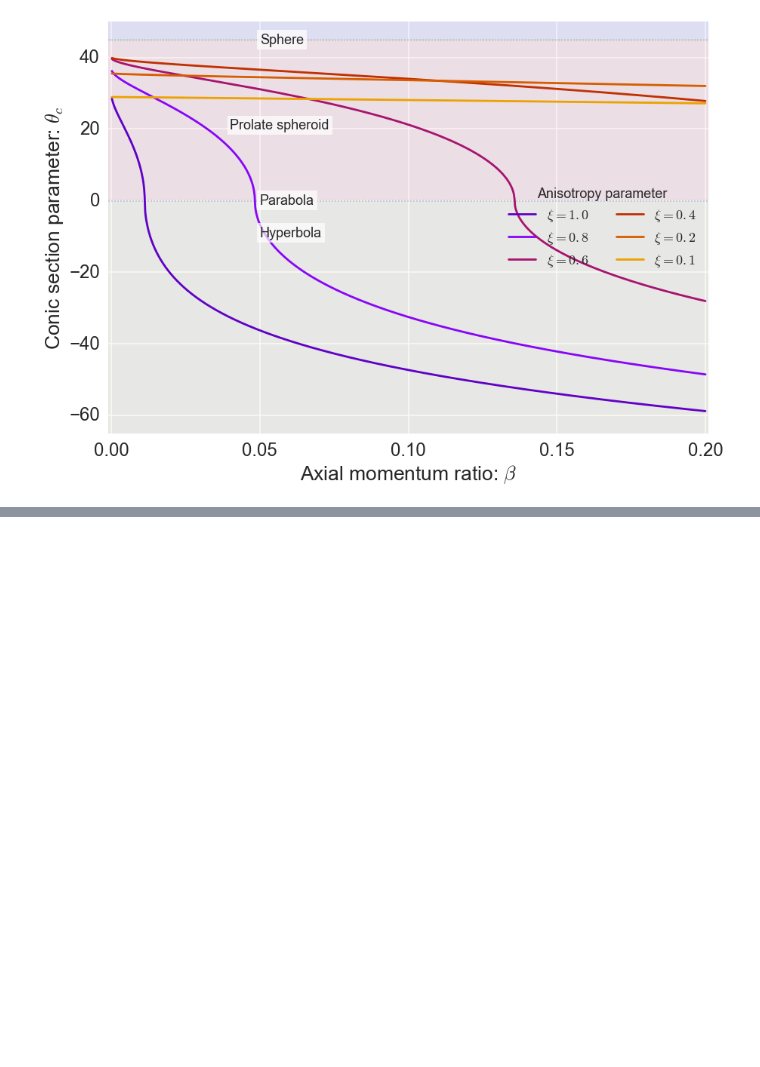
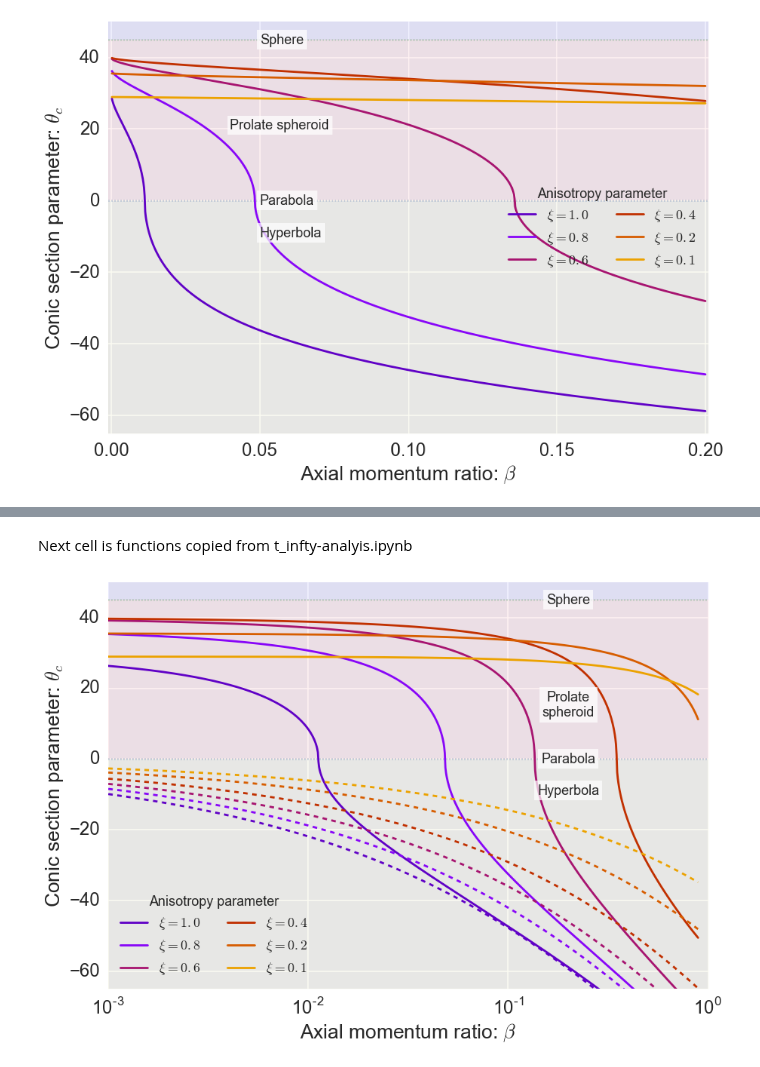
Before and after one commit to will-henney/bowshock-shape, a Jupyter notebook: CRW-shapes/Radii_vs_beta.ipynb, the cells around one changed output, grey strips where cells are left out. Saved outputs shown, nothing was run; the diff lists cells and outputs as text; code cells hidden in the pictures; blank space fills up the shorter version.

```diff
--- a/papers/Paper1/Radii_vs_beta.ipynb
+++ b/CRW-shapes/Radii_vs_beta.ipynb
@@ -168,0 +190,55 @@ t.set_fontsize
+# %% [markdown]
+Next cell is functions copied from t_infty-analyis.ipynb
+# %%
+from scipy.optimize import fsolve
+from scipy.special import gamma as gamma_func
+
+def finf(th, beta, xi):
+    k = 2./xi-2
+    C = (k+2*(1-beta))/(k+2)
+    I = np.sqrt(np.pi)*gamma_func(0.5*(k+1))/(4*gamma_func(0.5*k+2))
+    D = np.pi + 2*beta*I
+    return th - C*np.tan(th) -D
+
+def finf_CRW(th, beta):
+    return th - np.tan(th) - np.pi/(1.0 -beta)
+
+
+def theta_tail(beta, xi, f=finf, th_init=np.radians(91.0)):
+    thinf = np.empty_like(beta)
+    for i, b in enumerate(beta):
+        thinf[i] = fsolve(f, th_init, args=(b,xi))
+    return np.pi - thinf
+# %%
+sns.set_context('poster', font_scale=1.5)
+labelsize = 18
+xmin, xmax = 0.001, 1.0
+ymin, ymax = -65.0, 50.0
+plt.fill_between([xmin, xmax], [ymin, ymin], [0, 0], color='y', alpha=0.05)
+plt.fill_between([xmin, xmax], [0, 0], [45, 45], color='r', alpha=0.05)
+plt.fill_between([xmin, xmax], [45, 45], [ymax, ymax], color='b', alpha=0.05)
+wbox=dict(facecolor='white', alpha=0.7, ec='none')
+#plt.text(0.04, 47.0, 'Oblate spheroid', bbox=wbox, fontsize=labelsize)
+plt.text(0.2, 12.0, 'Prolate\nspheroid', ha='center', bbox=wbox, fontsize=labelsize)
+plt.text(0.2, -10.0, 'Hyperbola', ha='center', bbox=wbox, fontsize=labelsize)
+plt.plot([xmin, xmax], [0.0, 0.0], ':', alpha=0.5)
+plt.plot([xmin, xmax], [45.0, 45.0], ':', alpha=0.5)
+plt.text(0.2, 45.0, 'Sphere', va='center', ha='center', bbox=wbox, fontsize=labelsize)
+plt.text(0.2, 0.0, 'Parabola', va='center', ha='center', bbox=wbox, fontsize=labelsize)
+for x,xc in zip(reversed(xi),xcolors):
+    thc = np.degrees(theta_c(beta,x))
+    thct = np.degrees(-theta_tail(beta, x))
+    plt.plot(beta,thc,linestyle="-",color=xc,label=r"$\xi={}$".format(x))
+    plt.plot(beta,thct,linestyle="--",color=xc,label=None)
+
+leg = plt.legend(loc='lower left', fontsize=labelsize, ncol=2, title='Anisotropy parameter')
+leg.get_title().set_fontsize(labelsize)
+plt.xlabel(r"Axial momentum ratio: $\beta$")
+plt.ylabel(r"Conic section parameter: $\theta_c$")
+plt.xscale('log')
+plt.xlim(xmin, xmax)
+plt.ylim(ymin, ymax)
+plt.tight_layout()
+plt.savefig("thc-beta-log.pdf");
+# %% [output]
+[figure, added]
```
Also changed, not shown: parts of 5 cells of this notebook, 3 other files.
